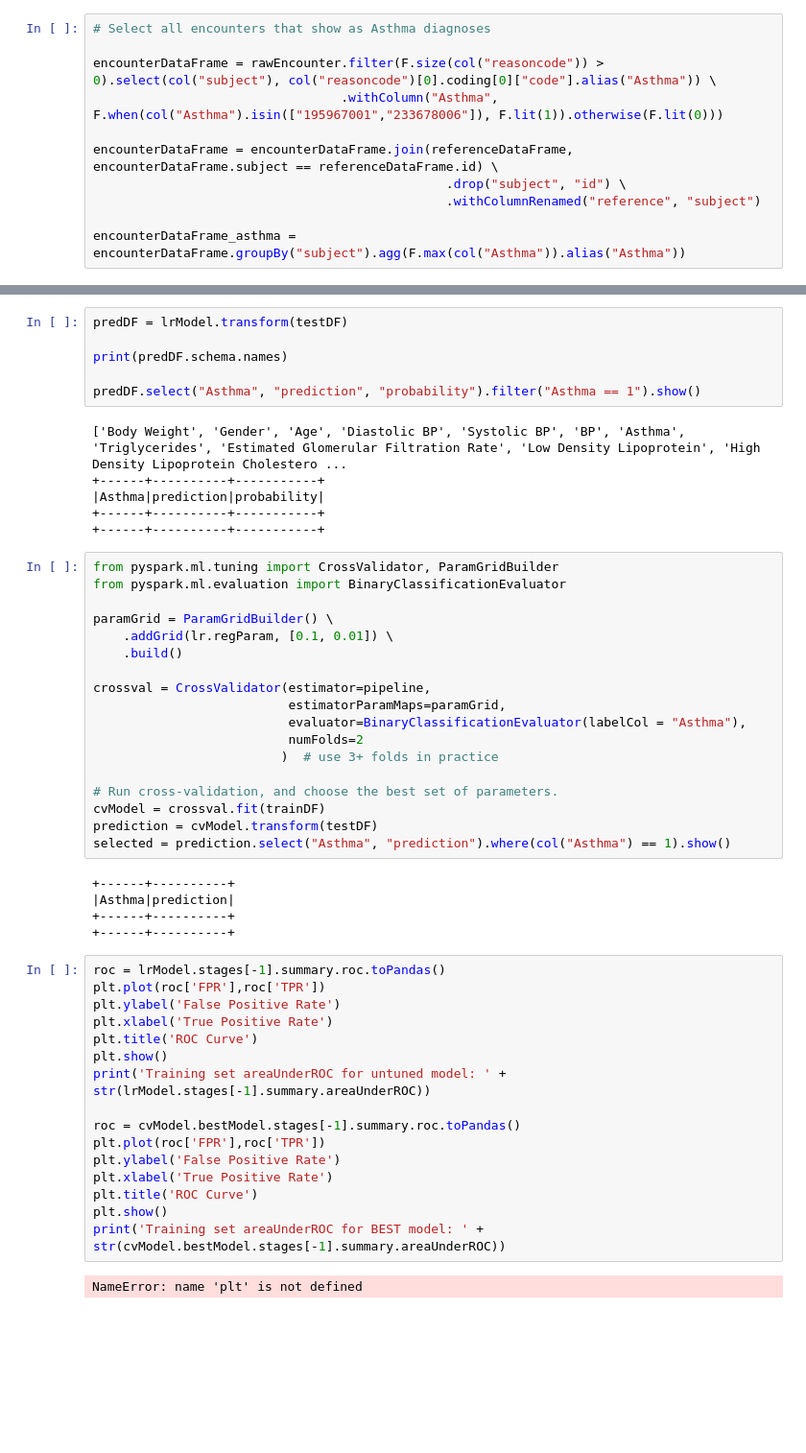
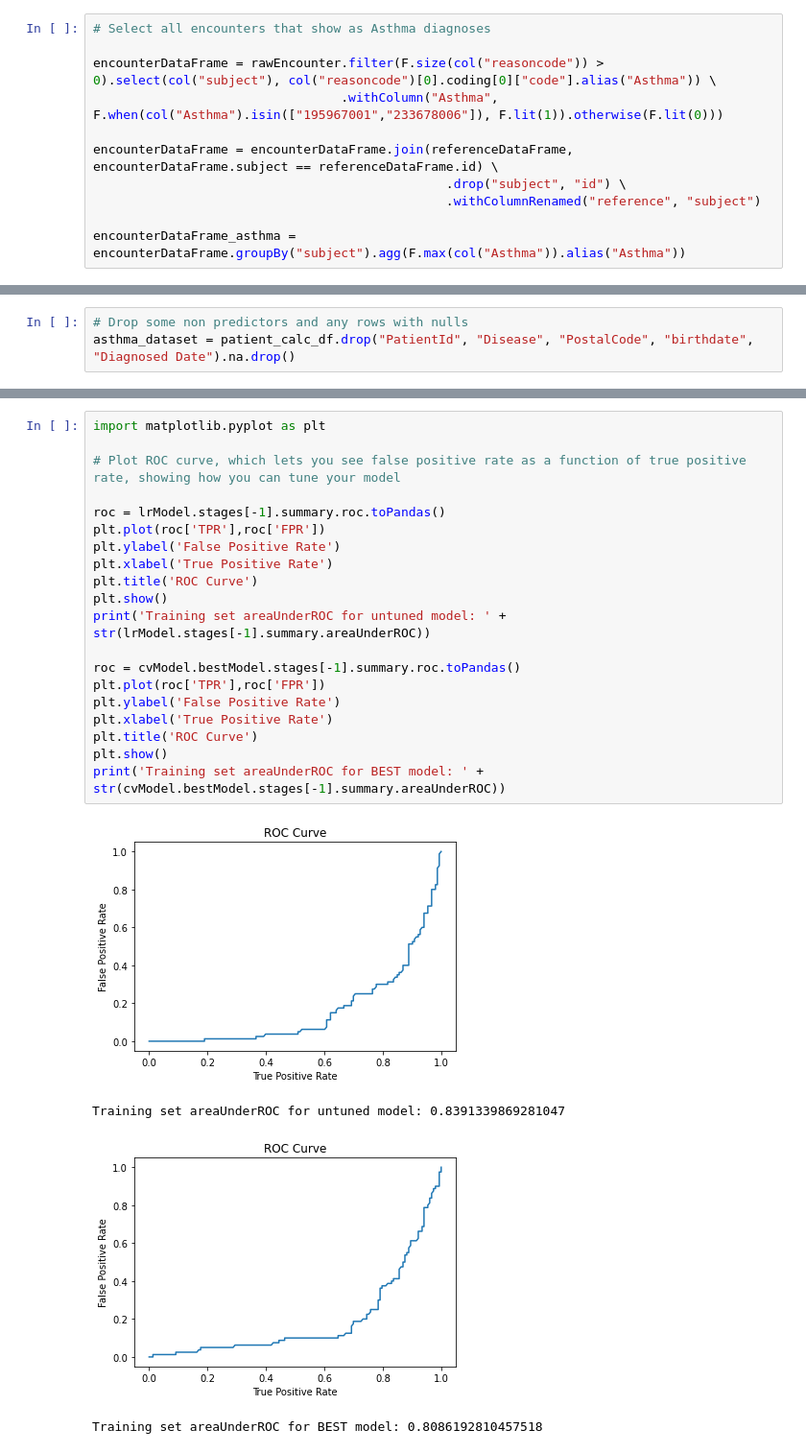
Before and after one commit to HeliosSoftware/pyspark-analytics, a Jupyter notebook: fhir-analytics-with-python.ipynb, the cells around one changed output, grey strips where cells are left out. Shown at 96% size. Drawn from its saved outputs; the diff is of its cells as text; blank space fills up the shorter version.

Commit message:
Finalize jupyter notebook, add synthea import script

```diff
--- a/fhir-analytics-with-python.ipynb
+++ b/fhir-analytics-with-python.ipynb
@@ -242,0 +211,3 @@ asthma_dataset.filter(col("Asthma") ==1).count()
+# %%
+# Drop some non predictors and any rows with nulls
+asthma_dataset = patient_calc_df.drop("PatientId", "Disease", "PostalCode", "birthdate", "Diagnosed Date").na.drop()
@@ -495,53 +361,25 @@ LogisticRegression_477a49cb3856
-# %%
-predDF = lrModel.transform(testDF)
-
-print(predDF.schema.names)
-
-predDF.select("Asthma", "prediction", "probability").filter("Asthma == 1").show()
-# %% [output]
-['Body Weight', 'Gender', 'Age', 'Diastolic BP', 'Systolic BP', 'BP', 'Asthma', 'Triglycerides', 'Estimated Glomerular Filtration Rate', 'Low Density Lipoprotein', 'High Density Lipoprotein Cholestero ...
-+------+----------+-----------+
-|Asthma|prediction|probability|
-+------+----------+-----------+
-+------+----------+-----------+
-# %%
-from pyspark.ml.tuning import CrossValidator, ParamGridBuilder
-from pyspark.ml.evaluation import BinaryClassificationEvaluator
-
-paramGrid = ParamGridBuilder() \
-    .addGrid(lr.regParam, [0.1, 0.01]) \
-    .build()
-
-crossval = CrossValidator(estimator=pipeline,
-                          estimatorParamMaps=paramGrid,
-                          evaluator=BinaryClassificationEvaluator(labelCol = "Asthma"),
-                          numFolds=2
-                         )  # use 3+ folds in practice
-
-# Run cross-validation, and choose the best set of parameters.
-cvModel = crossval.fit(trainDF)
-prediction = cvModel.transform(testDF)
-selected = prediction.select("Asthma", "prediction").where(col("Asthma") == 1).show()
-# %% [output]
-+------+----------+
-|Asthma|prediction|
-+------+----------+
-+------+----------+
 # %%
+import matplotlib.pyplot as plt
+
+# Plot ROC curve, which lets you see false positive rate as a function of true positive rate, showing how you can tune your model
+
 roc = lrModel.stages[-1].summary.roc.toPandas()
-plt.plot(roc['FPR'],roc['TPR'])
+plt.plot(roc['TPR'],roc['FPR'])
 plt.ylabel('False Positive Rate')
 plt.xlabel('True Positive Rate')
 plt.title('ROC Curve')
 plt.show()
 print('Training set areaUnderROC for untuned model: ' + str(lrModel.stages[-1].summary.areaUnderROC))
 
 roc = cvModel.bestModel.stages[-1].summary.roc.toPandas()
-plt.plot(roc['FPR'],roc['TPR'])
+plt.plot(roc['TPR'],roc['FPR'])
 plt.ylabel('False Positive Rate')
 plt.xlabel('True Positive Rate')
 plt.title('ROC Curve')
 plt.show()
 print('Training set areaUnderROC for BEST model: ' + str(cvModel.bestModel.stages[-1].summary.areaUnderROC))
 # %% [output]
+[figure, added]
-NameError: name 'plt' is not defined
+Training set areaUnderROC for untuned model: 0.8391339869281047
+[figure, added]
+Training set areaUnderROC for BEST model: 0.8086192810457518
```
Also changed, not shown: parts of 27 cells of this notebook, 1 other file.
